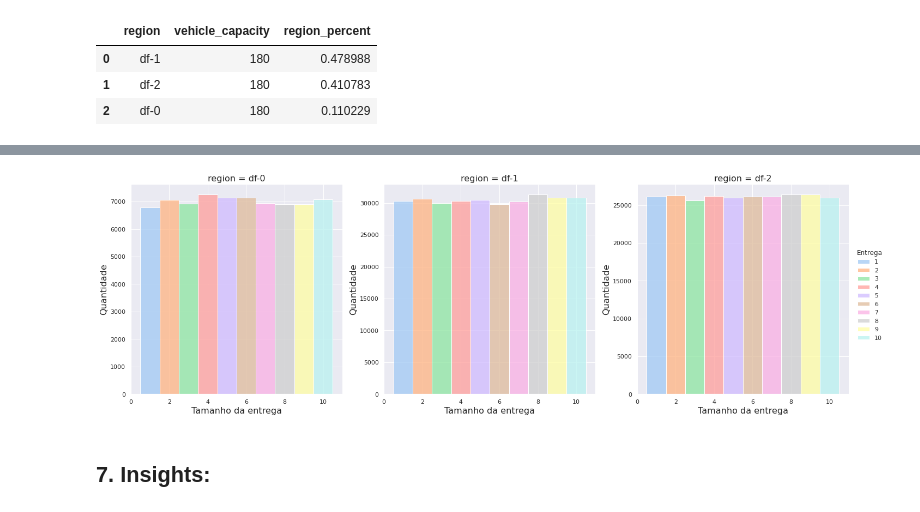
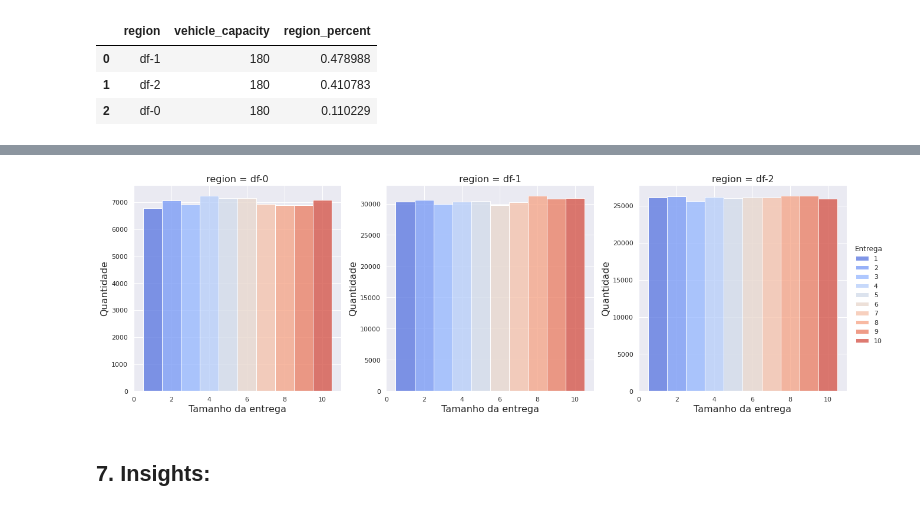
Before and after one commit to jaquessonoliveira/ebac-analista-de-dados, a Jupyter notebook: modulo_17_exercicio_finalizado.ipynb, the cells around one changed output, grey strips where cells are left out. Drawn from its saved outputs; the diff is of its cells as text; code cells hidden in the pictures.

```diff
--- a/modulo_17_exercicio_finalizado.ipynb
+++ b/modulo_17_exercicio_finalizado.ipynb
@@ -632,14 +649,14 @@ with sns.axes_style('darkgrid'):
 # %%
 # Gerando um gráfico de proporção (quantidade x tamanho da entrega) por região:
 
-g = sns.FacetGrid(geo_deliveries_df, col='region', col_wrap=3, size=6.5, aspect=1, hue='delivery_size', sharey=False, col_order=['df-0','df-1','df-2'], palette='pastel')
+g = sns.FacetGrid(geo_deliveries_df, height= 6, col='region', col_wrap=3, hue='delivery_size', sharey=False, col_order=['df-0','df-1','df-2'], palette="coolwarm")
 
 g.map(sns.histplot, 'delivery_size')
 g.add_legend(title='Entrega')
 g.set(xlabel='Tamanho da entrega', ylabel='Quantidade')
 sns.set(rc={"figure.figsize": (8,6), "axes.labelsize": 16})
 # %% [output]
-[figure, old version]
+[figure, new version]
 # %% [markdown]
  ## 7\. **Insights**:
 # %% [markdown]
```
Also changed, not shown: parts of 6 cells of this notebook.
